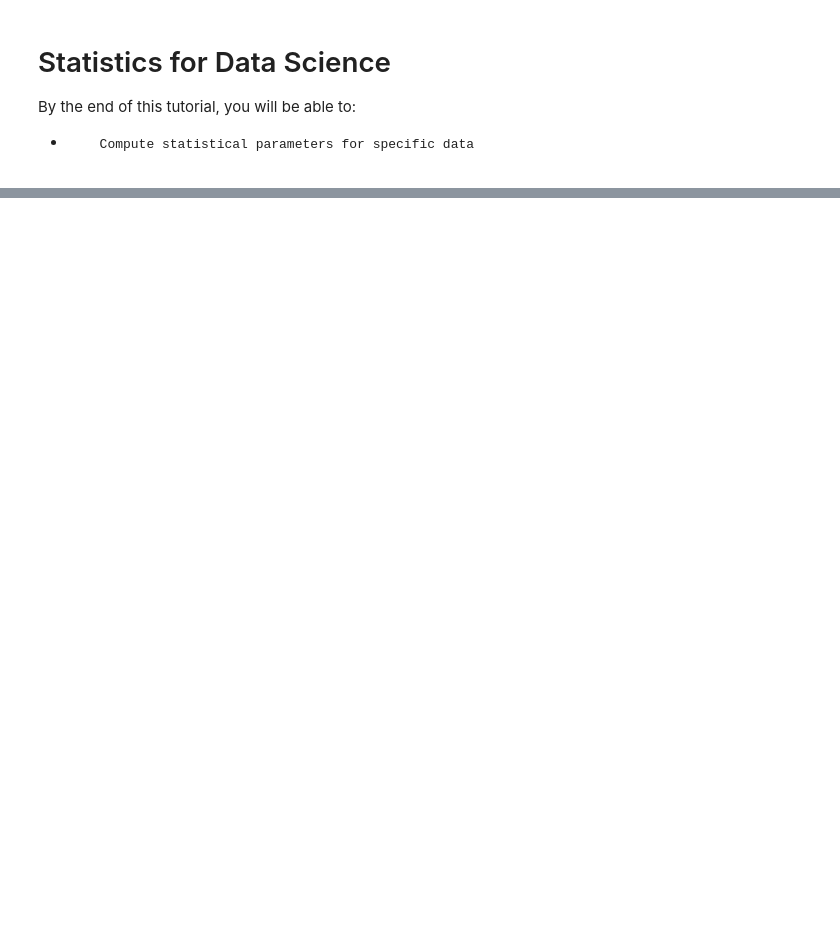
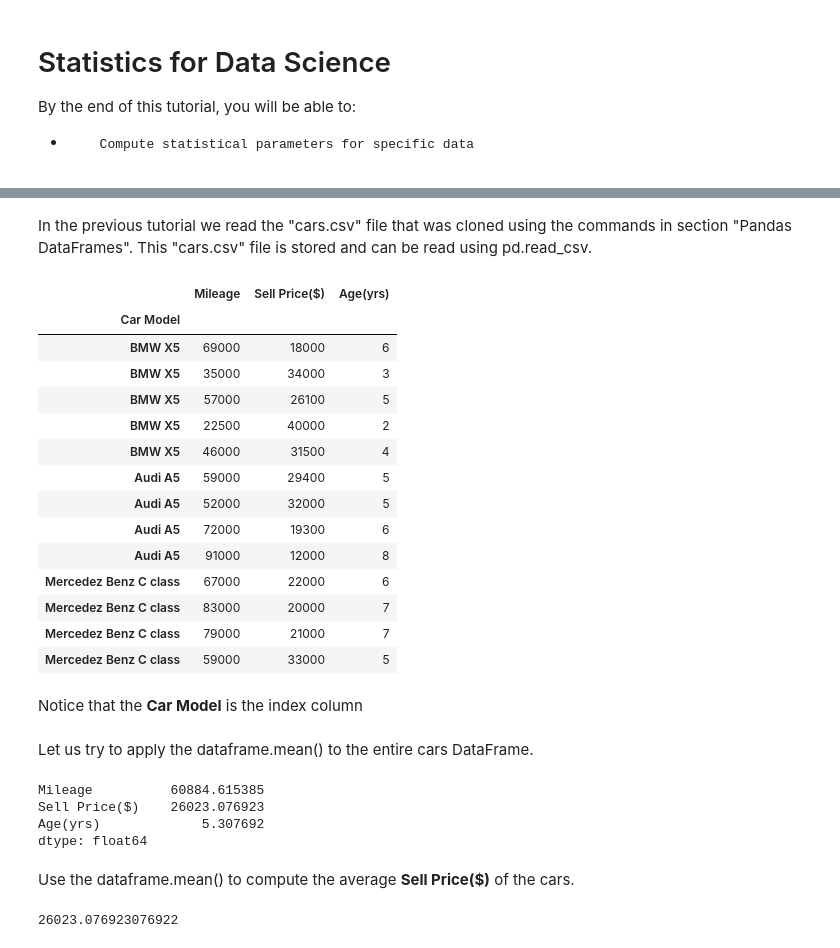
Before and after one commit to mkjubran/IntroToPython-NonIT, a Jupyter notebook: StatisticsforDataScience.ipynb, the cells around one changed output, grey strips where cells are left out. Drawn from its saved outputs; the diff is of its cells as text; code cells hidden in the pictures; blank space fills up the shorter version.

```diff
--- a/StatisticsforDataScience.ipynb
+++ b/StatisticsforDataScience.ipynb
@@ -62,0 +37,42 @@ This is median
+# %% [markdown]
+In the previous tutorial we read the "cars.csv" file that was cloned using the commands in section "Pandas DataFrames". This "cars.csv" file is stored and can be read using pd.read_csv.
+# %%
+# Import the cars.csv data: cars
+cars = pd.read_csv("./MachineLearning/1_Regression/carprices.csv",index_col=0)
+
+# Print out cars
+cars
+# %% [output]
+|  | Mileage | Sell Price($) | Age(yrs) |
+| Car Model |  |  |  |
+| BMW X5 | 69000 | 18000 | 6 |
+| BMW X5 | 35000 | 34000 | 3 |
+| BMW X5 | 57000 | 26100 | 5 |
+| BMW X5 | 22500 | 40000 | 2 |
+| BMW X5 | 46000 | 31500 | 4 |
+| Audi A5 | 59000 | 29400 | 5 |
+| Audi A5 | 52000 | 32000 | 5 |
+| Audi A5 | 72000 | 19300 | 6 |
+| Audi A5 | 91000 | 12000 | 8 |
+| Mercedez Benz C class | 67000 | 22000 | 6 |
+| Mercedez Benz C class | 83000 | 20000 | 7 |
+| Mercedez Benz C class | 79000 | 21000 | 7 |
+| Mercedez Benz C class | 59000 | 33000 | 5 |
+# %% [markdown]
+Notice that the **Car Model** is the index column
+# %% [markdown]
+Let us try to apply the dataframe.mean() to the entire cars DataFrame.
+# %%
+cars.mean()
+# %% [output]
+Mileage          60884.615385
+Sell Price($)    26023.076923
+Age(yrs)             5.307692
+dtype: float64
+# %% [markdown]
+Use the dataframe.mean() to compute the average **Sell Price($)** of the cars.
+# %%
+#print(cars['Sell Price($)'])
+cars['Sell Price($)'].mean()
+# %% [output]
+26023.076923076922
```
Also changed, not shown: parts of 74 cells of this notebook.
